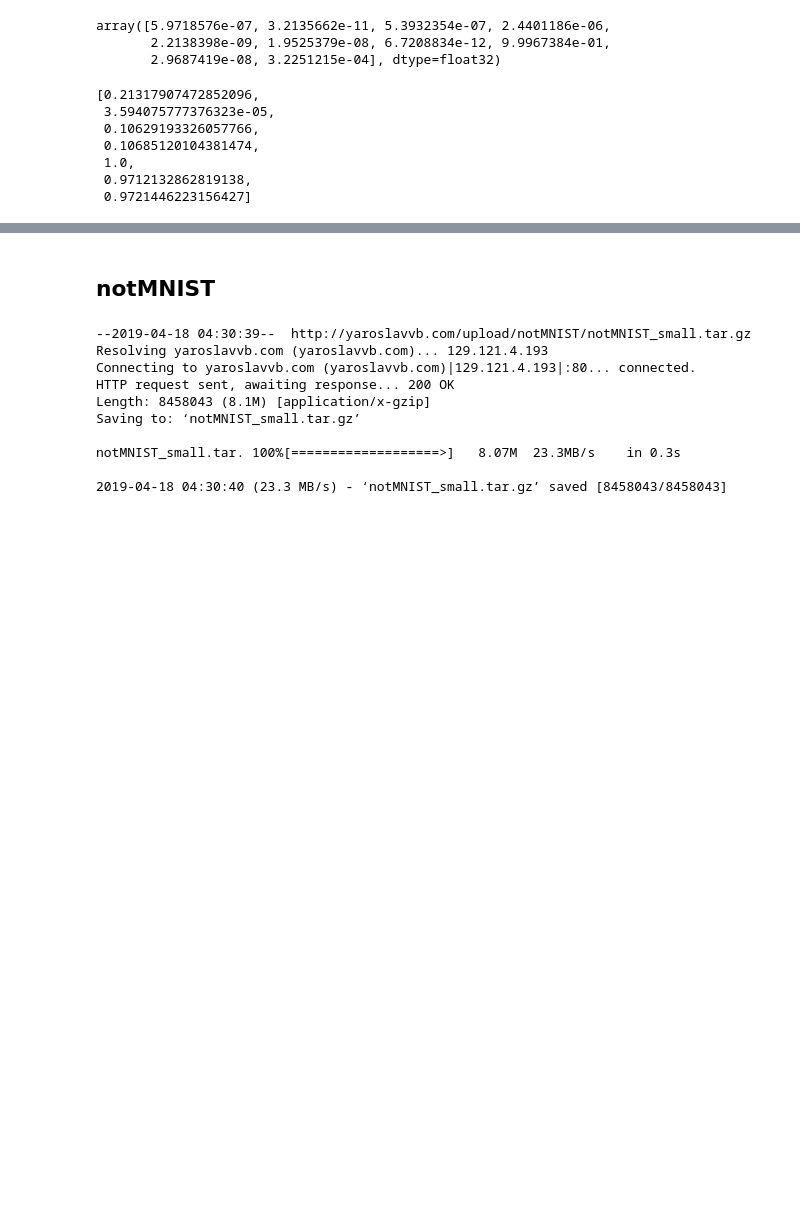
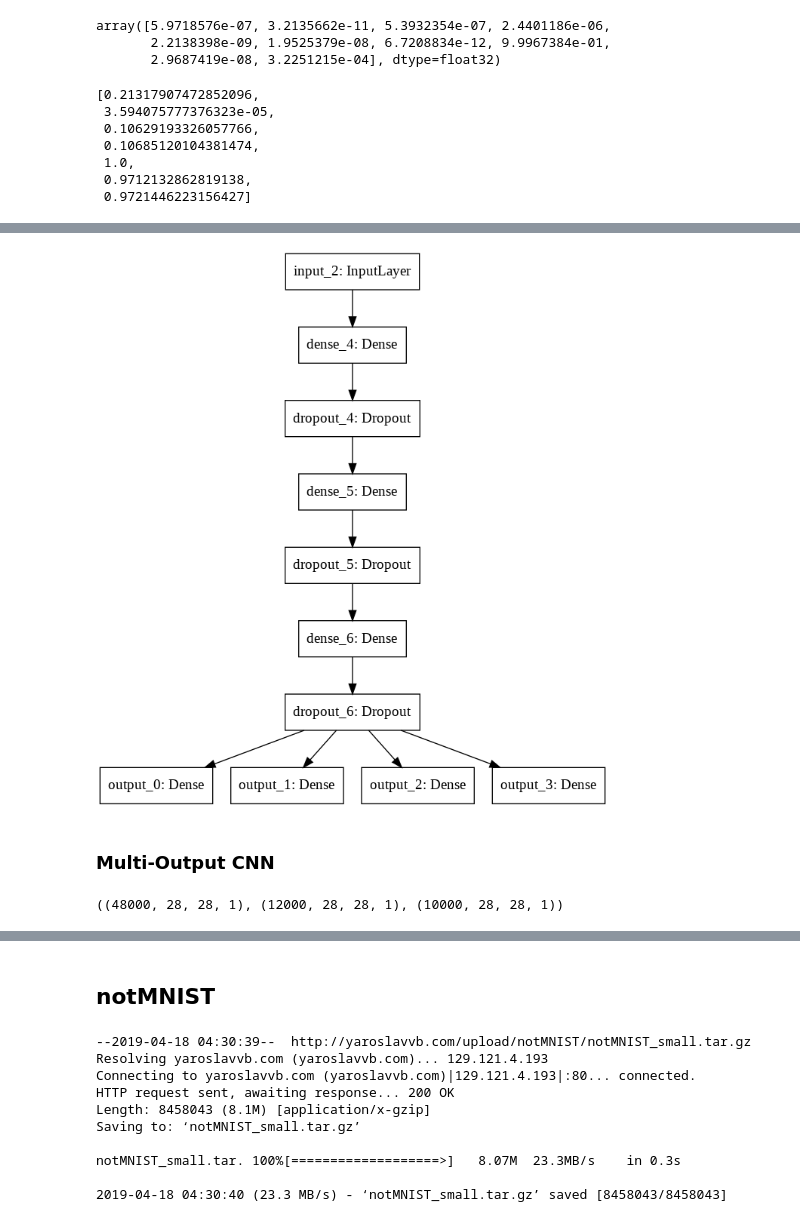
Before and after one commit to samiriff/MLND-digit-recognition, a Jupyter notebook: Copy_of_digit_recognition.ipynb, the cells around one changed output, grey strips where cells are left out. Cells and saved outputs as stored; diff of their text form; code cells hidden in the pictures; blank space fills up the shorter version.

```diff
--- a/Copy_of_digit_recognition.ipynb
+++ b/Copy_of_digit_recognition.ipynb
@@ -474,12 +474,0 @@ model.metrics_names
-# %%
-inputs = Input(shape=(784, ))
-x = Dense(784, activation='relu')(inputs)
-x = Dropout(rate=0.2)(x)
-x = Dense(30, activation='relu')(x)
-x = Dropout(rate=0.2)(x)
-output_1 = Dense(10, activation='softmax')(x)
-output_2 = Dense(10, activation='softmax')(x)
-
-model = Model(input=inputs, outputs=[output_1, output_2])
-model.compile(optimizer='rmsprop', loss='categorical_crossentropy', metrics=['accuracy'])
-model.fit(X_train_normalized, [y_train_one_hot, y_train_one_hot])
@@ -493,0 +495,14 @@ Epoch 1/1
+# %%
+plot_model(model)
+Image(filename='model.png')
+# %% [output]
+[figure, added]
+# %% [markdown]
+### Multi-Output CNN
+# %%
+X_train_normalized_2D = X_train_normalized.reshape(X_train_normalized.shape[0], 28, 28, 1)
+X_valid_normalized_2D = X_valid_normalized.reshape(X_valid_normalized.shape[0], 28, 28, 1)
+X_test_normalized_2D = X_test_normalized.reshape(X_test_normalized.shape[0], 28, 28, 1)
+X_train_normalized_2D.shape, X_valid_normalized_2D.shape, X_test_normalized_2D.shape
+# %% [output]
+((48000, 28, 28, 1), (12000, 28, 28, 1), (10000, 28, 28, 1))
```
Also changed, not shown: parts of 30 cells of this notebook.
